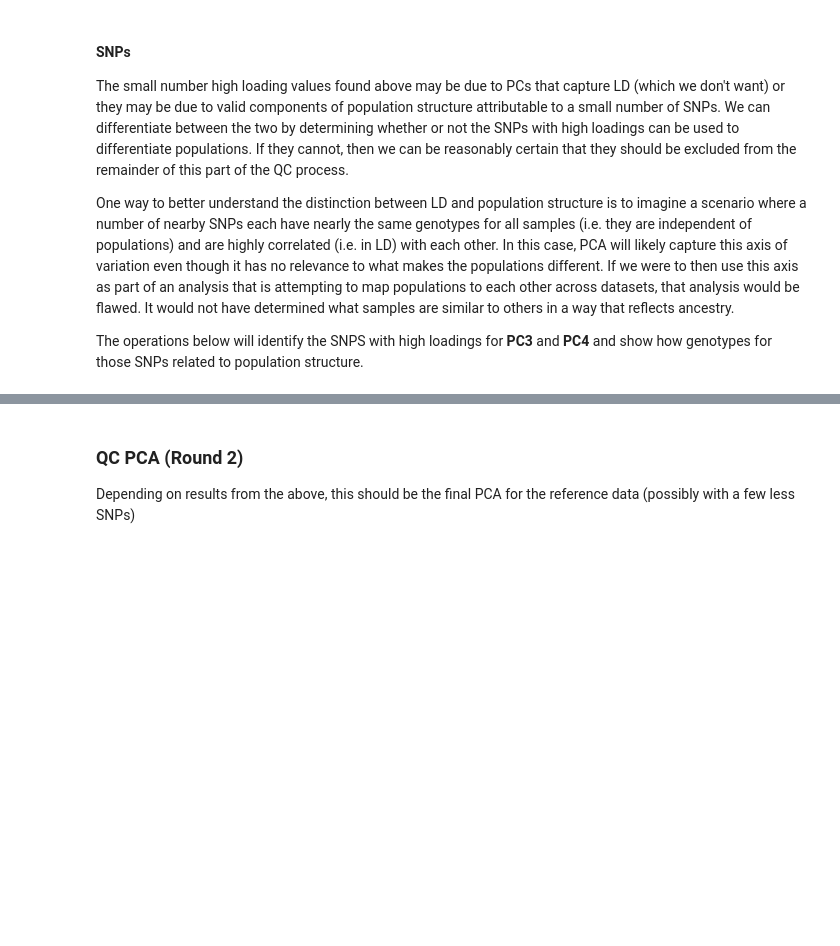
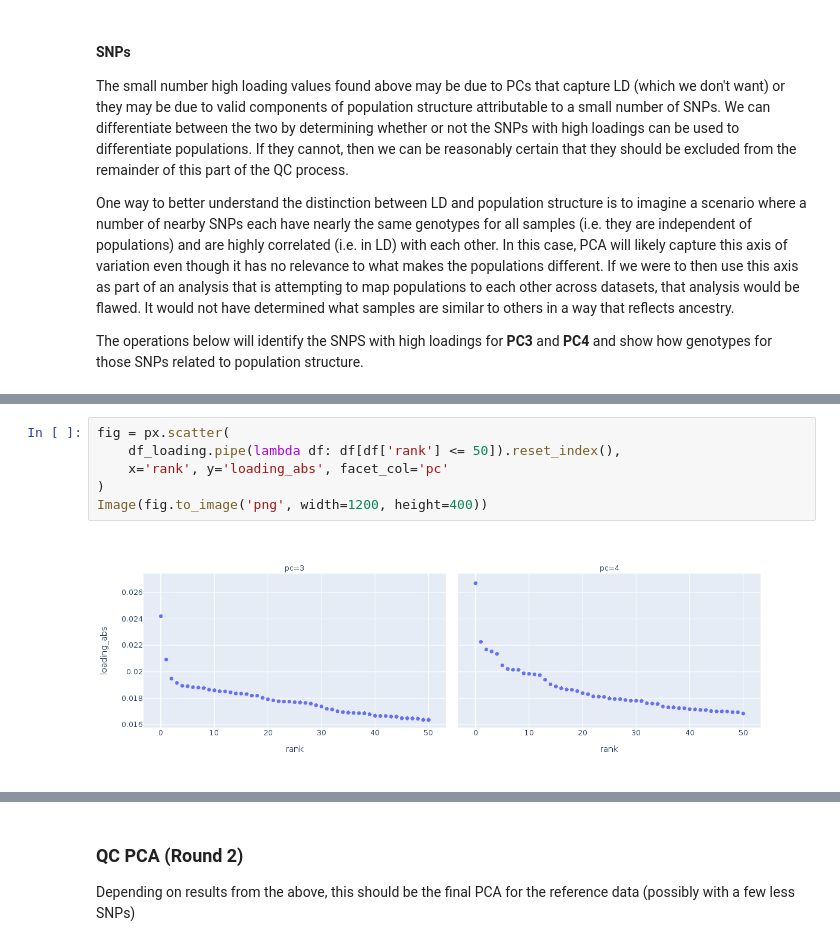
Before and after one commit to related-sciences/gwas-analysis, a Jupyter notebook: notebooks/organism/canine/cg-hail-04.ipynb, the cells around one changed output, grey strips where cells are left out. Saved outputs shown, nothing was run; the diff lists cells and outputs as text; blank space fills up the shorter version.

```diff
--- a/notebooks/organism/canine/cg-hail-04.ipynb
+++ b/notebooks/organism/canine/cg-hail-04.ipynb
@@ -239 +260,9 @@ df_loading.head()
+# %%
+fig = px.scatter(
+    df_loading.pipe(lambda df: df[df['rank'] <= 50]).reset_index(),
+    x='rank', y='loading_abs', facet_col='pc'
+)
+Image(fig.to_image('png', width=1200, height=400))
+# %% [output]
+[figure, added]
 # %%
```
Also changed, not shown: parts of 25 cells of this notebook, 1 other file.
